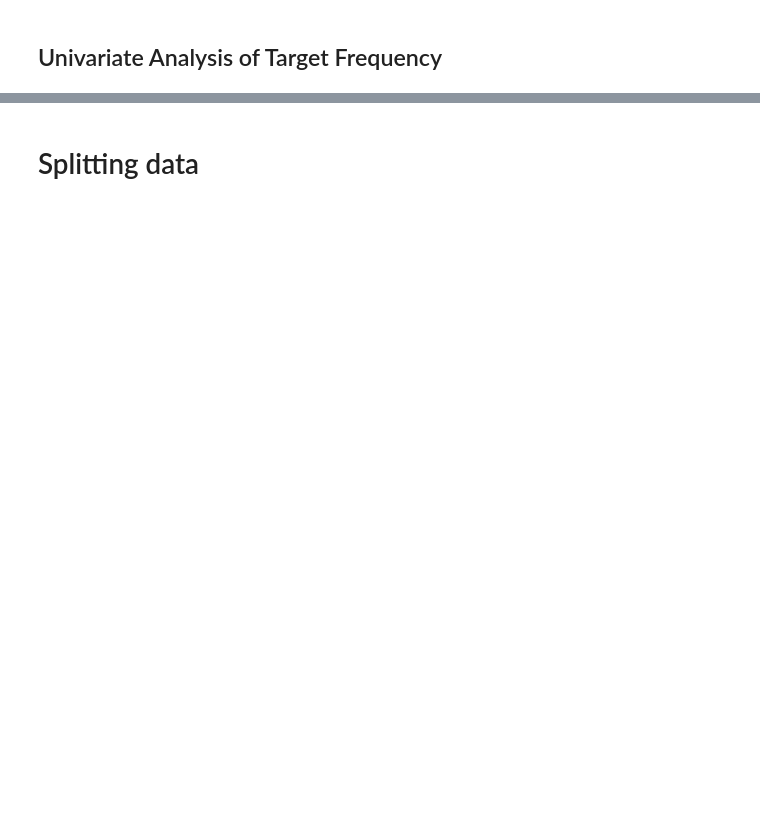
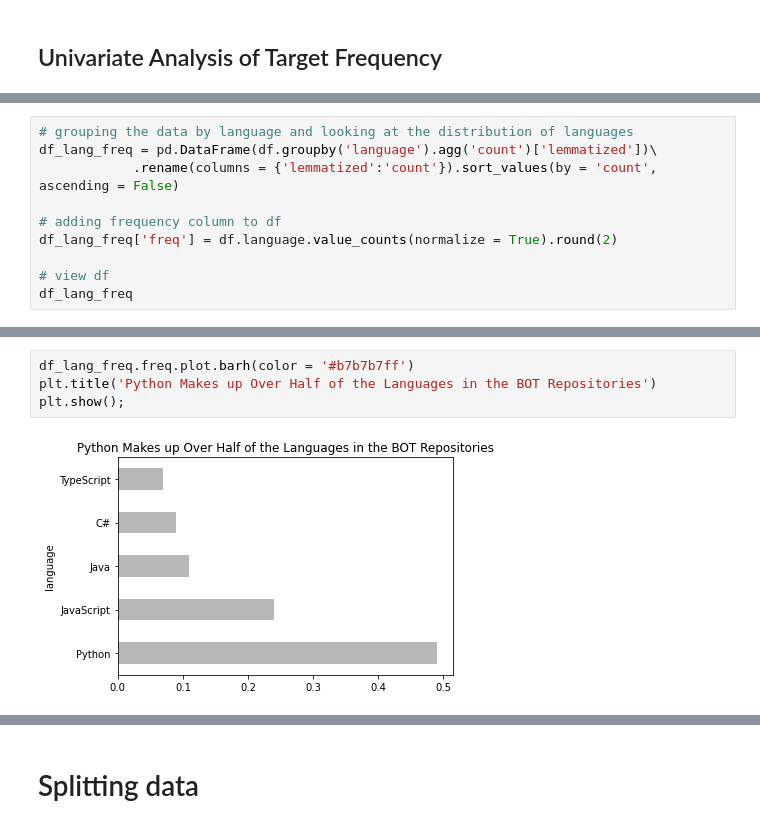
Before and after one commit to NLP-Project-Hopper2/NLP-Project-Hopper2, a Jupyter notebook: stephanies_notebook.ipynb, the cells around one changed output, grey strips where cells are left out. Drawn from its saved outputs; the diff is of its cells as text; blank space fills up the shorter version.

```diff
--- a/stephanies_notebook.ipynb
+++ b/stephanies_notebook.ipynb
@@ -73,0 +67,10 @@ plt.show();
+# %%
+# grouping the data by language and looking at the distribution of languages
+df_lang_freq = pd.DataFrame(df.groupby('language').agg('count')['lemmatized'])\
+            .rename(columns = {'lemmatized':'count'}).sort_values(by = 'count', ascending = False)
+
+# adding frequency column to df
+df_lang_freq['freq'] = df.language.value_counts(normalize = True).round(2)
+
+# view df
+df_lang_freq
@@ -73,0 +85,6 @@ plt.show();
+# %%
+df_lang_freq.freq.plot.barh(color = '#b7b7b7ff')
+plt.title('Python Makes up Over Half of the Languages in the BOT Repositories')
+plt.show();
+# %% [output]
+[figure, added]
```
Also changed, not shown: parts of 30 cells of this notebook.
